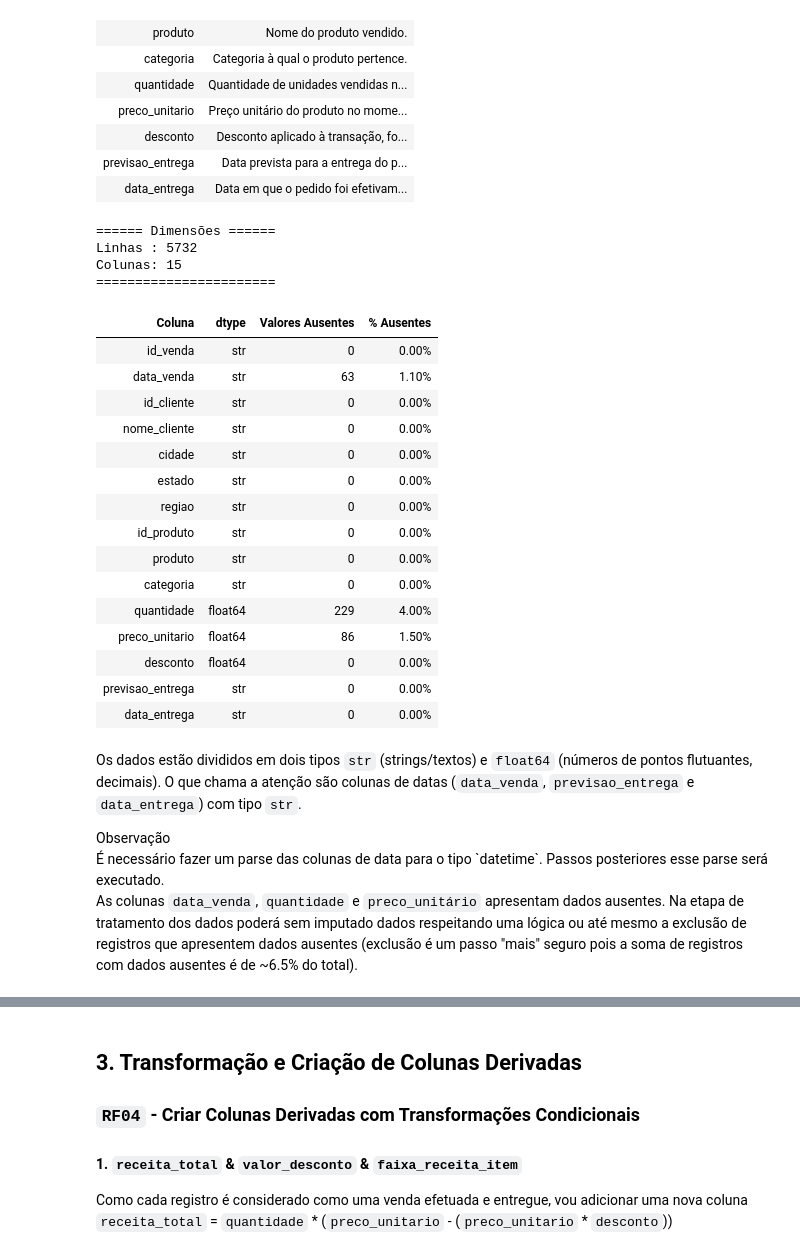
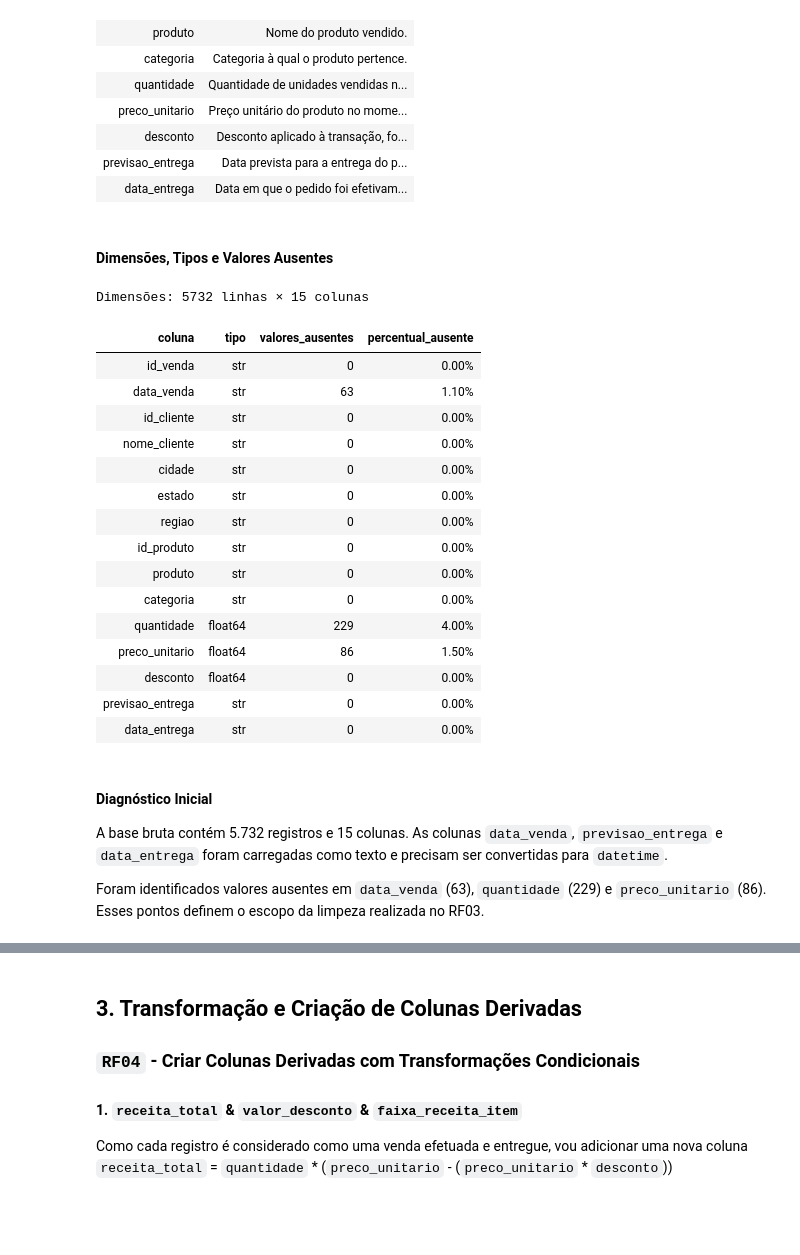
Before and after one commit to CorreaBrunoMiguel/sales-insight-py, a Jupyter notebook: notebooks/sales_insight.ipynb, the cells around one changed output, grey strips where cells are left out. Drawn from its saved outputs; the diff is of its cells as text; code cells hidden in the pictures; blank space fills up the shorter version.

Commit message:
refactor: reorganiza introducao e limpeza do notebook

```diff
--- a/notebooks/sales_insight.ipynb
+++ b/notebooks/sales_insight.ipynb
@@ -129,4 +46,6 @@ O dataset `vendas.csv`, está armazenado em `data/raw`. O arquivo será lido com
 # %%
-df_origin = pd.read_csv("../data/raw/vendas.csv")
-df = df_origin.copy()
+caminho_dados = Path("../data/raw/vendas.csv")
+
+df_bruto = pd.read_csv(caminho_dados)
+df = df_bruto.copy()
 # %% [markdown]
@@ -161,37 +80,34 @@ display(pd.DataFrame(DICIONARIO_DADOS).style.hide(axis="index"))
 | desconto | Desconto aplicado à transação, fo... |
 | previsao_entrega | Data prevista para a entrega do p... |
 | data_entrega | Data em que o pedido foi efetivam... |
-# %%
-print(f"{"="*6} Dimensões {"="*6}")
-linhas, colunas = df.shape
-print(f"{"Linhas":<7}: {linhas}\n{"Colunas":<7}: {colunas}")
-print("=" * 23)
-# %% [output]
-====== Dimensões ======
-Linhas : 5732
-Colunas: 15
-=======================
+# %% [markdown]
+#### Dimensões, Tipos e Valores Ausentes
 # %%
-def resumo_estrutural(df):
+def resumo_estrutural(dataframe):
     """
-    Exibe um resumo estrutural do DataFrame com
-    tipos de dados e valores ausentes.
+    Retorna os tipos e valores ausentes das colunas.
     """
-    resumo = pd.DataFrame(
+    return pd.DataFrame(
         {
-            "Coluna": df.columns,
-            "dtype": df.dtypes.astype(str).values,
-            "Valores Ausentes": df.isnull().sum().values,
-            "% Ausentes": (df.isnull().mean().values * 100),
+            "coluna": dataframe.columns,
+            "tipo": dataframe.dtypes.astype(str).values,
+            "valores_ausentes": dataframe.isna().sum().values,
+            "percentual_ausente": dataframe.isna().mean().values * 100,
         }
     )
 
-    display(resumo.style.hide(axis="index").format({"% Ausentes": "{:.2f}%"}))
 
+linhas, colunas = df.shape
+resumo_inicial = resumo_estrutural(df)
 
-resumo_estrutural(df)
+print(f"Dimensões: {linhas} linhas × {colunas} colunas")
+
+display(
+    resumo_inicial.style.hide(axis="index").format({"percentual_ausente": "{:.2f}%"})
+)
 # %% [output]
+Dimensões: 5732 linhas × 15 colunas
-| Coluna | dtype | Valores Ausentes | % Ausentes |
+| coluna | tipo | valores_ausentes | percentual_ausente |
 | id_venda | str | 0 | 0.00% |
 | data_venda | str | 63 | 1.10% |
 | id_cliente | str | 0 | 0.00% |
@@ -208,32 +124,9 @@ resumo_estrutural(df)
 | previsao_entrega | str | 0 | 0.00% |
 | data_entrega | str | 0 | 0.00% |
 # %% [markdown]
-Os dados estão divididos em dois tipos `str` (strings/textos) e `float64` (números de pontos flutuantes, decimais). O que chama a atenção são colunas de datas (`data_venda`, `previsao_entrega` e `data_entrega`) com tipo `str`.
+#### Diagnóstico Inicial
 
-<fieldset style="
-  border: 1px solid #90CDF4;
-  border-radius: 10px;
-  padding: 18px 22px;
-  margin: 16px 0;
-  background-color: #EBF8FF;
-  box-shadow: 0 4px 10px rgba(49, 130, 206, 0.12);
-">
-  <legend style="
-    font-weight: 600;
-    font-size: 1.05em;
-    color: #2B6CB0;
-    background-color: #EBF8FF;
-    padding: 4px 12px;
-    border-radius: 12px;
-    border: 1px solid #90CDF4;
-  ">Observação</legend>
-  <div style="
-    text-align: justify;
-    line-height: 1.6;
-  ">
-É necessário fazer um parse das colunas de data para o tipo `datetime`. Passos posteriores esse parse será executado.
-  </div>
-</fieldset>
+A base bruta contém 5.732 registros e 15 colunas. As colunas `data_venda`, `previsao_entrega` e `data_entrega` foram carregadas como texto e precisam ser convertidas para `datetime`.
 
-As colunas `data_venda`, `quantidade` e `preco_unitário` apresentam dados ausentes. Na etapa de tratamento dos dados poderá sem imputado dados respeitando uma lógica ou até mesmo a exclusão de registros que apresentem dados ausentes (exclusão é um passo "mais" seguro pois a soma de registros com dados ausentes é de ~6.5% do total).
+Foram identificados valores ausentes em `data_venda` (63), `quantidade` (229) e `preco_unitario` (86). Esses pontos definem o escopo da limpeza realizada no RF03.
 # %% [markdown]
```
Also changed, not shown: parts of 39 cells of this notebook.
